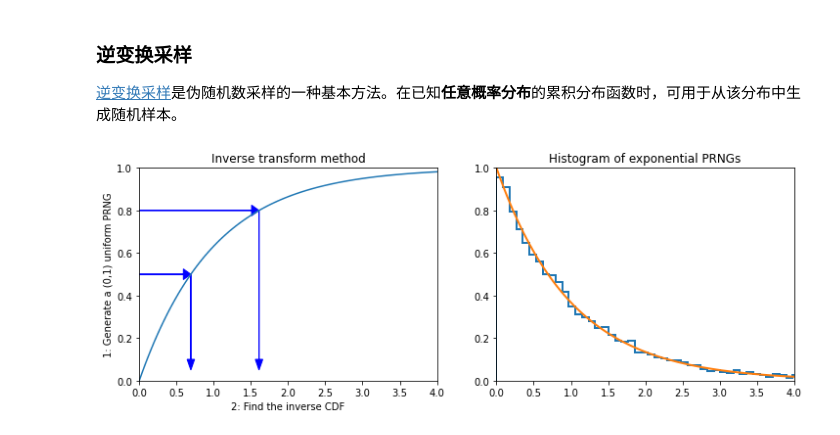
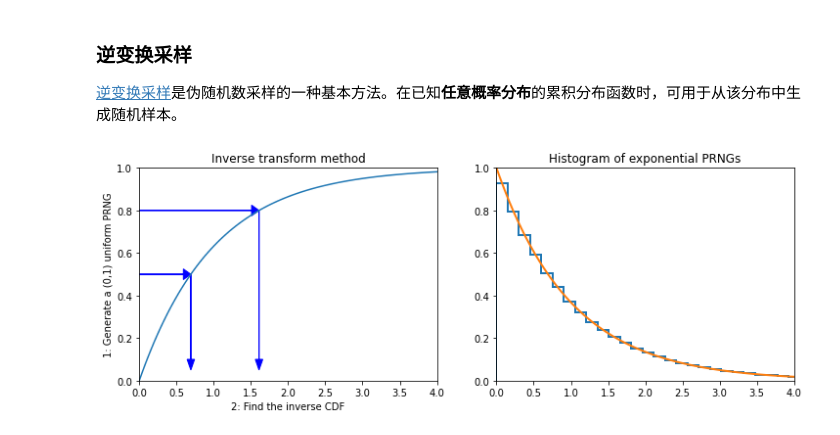
Before and after one commit to sim42/SCML, a Jupyter notebook: Chapter07/1. 蒙特卡罗方法.ipynb, the cells around one changed output. Drawn from its saved outputs; the diff is of its cells as text; code cells hidden in the pictures.

```diff
--- a/Chapter07/1. 蒙特卡罗方法.ipynb
+++ b/Chapter07/1. 蒙特卡罗方法.ipynb
@@ -114,27 +107,29 @@ def expon_icdf(p, lambd=1):
 # %%
 import scipy.stats as stats
 
 dist = stats.expon()
 x = np.linspace(0,4,100)
 y = np.linspace(0,1,100)
 
 plt.figure(figsize=(12,4))
 plt.subplot(121)
 plt.plot(x, expon_cdf(x))
 plt.axis([0, 4, 0, 1])
 for q in [0.5, 0.8]:
     plt.arrow(0, q, expon_icdf(q)-0.1, 0, head_width=0.05, head_length=0.1, fc='b', ec='b')
     plt.arrow(expon_icdf(q), q, 0, -q+0.1, head_width=0.1, head_length=0.05, fc='b', ec='b')
 plt.ylabel('1: Generate a (0,1) uniform PRNG')
 plt.xlabel('2: Find the inverse CDF')
 plt.title('Inverse transform method');
 
 plt.subplot(122)
-u = np.random.random(10000)
+np.random.seed(0)
+N = 10**6
+u = np.random.random(N)
 v = expon_icdf(u)
 plt.hist(v, histtype='step', bins=100, density=True, linewidth=2)
 plt.plot(x, expon_pdf(x), linewidth=2)
 plt.axis([0,4,0,1])
 plt.title('Histogram of exponential PRNGs');
 # %% [output]
-[figure, old version]
+[figure, new version]
```
Also changed, not shown: parts of 35 cells of this notebook, 1 other file.
